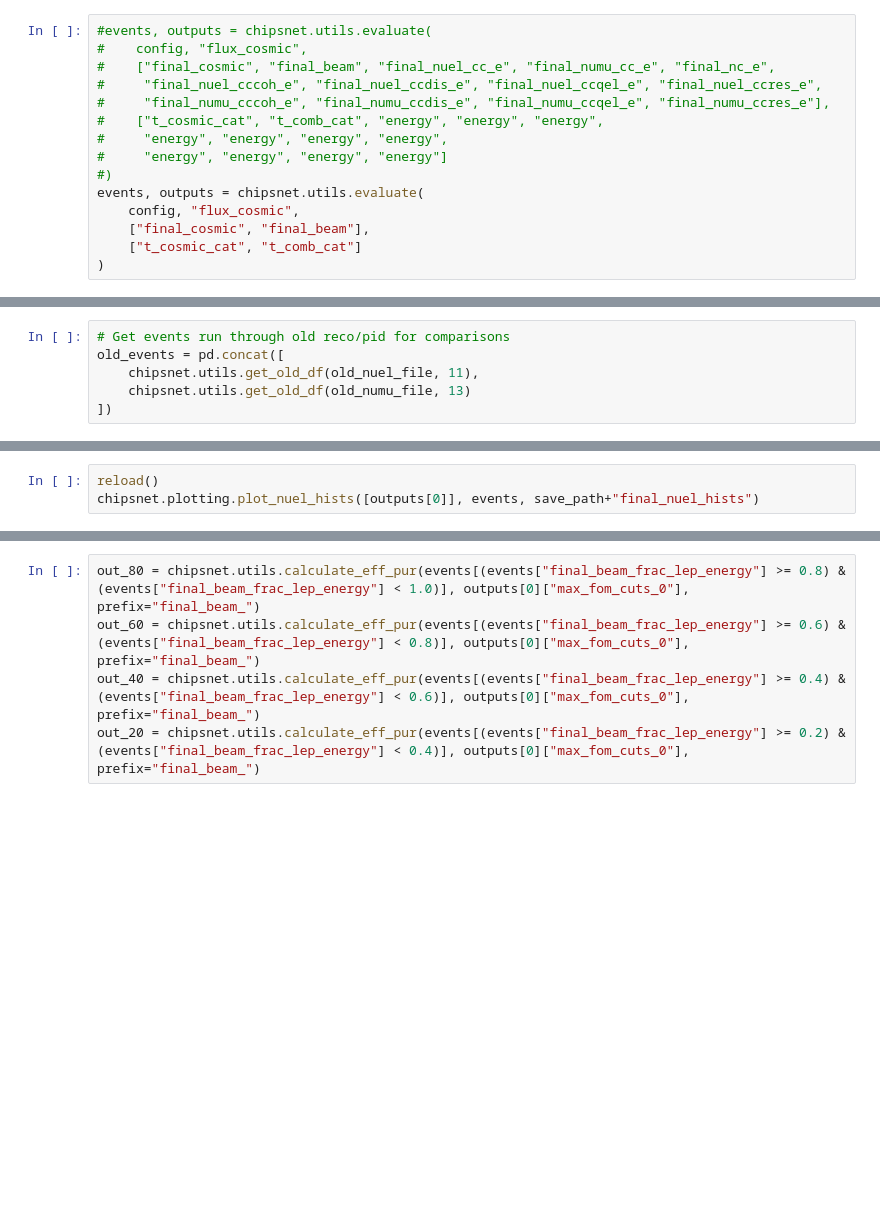
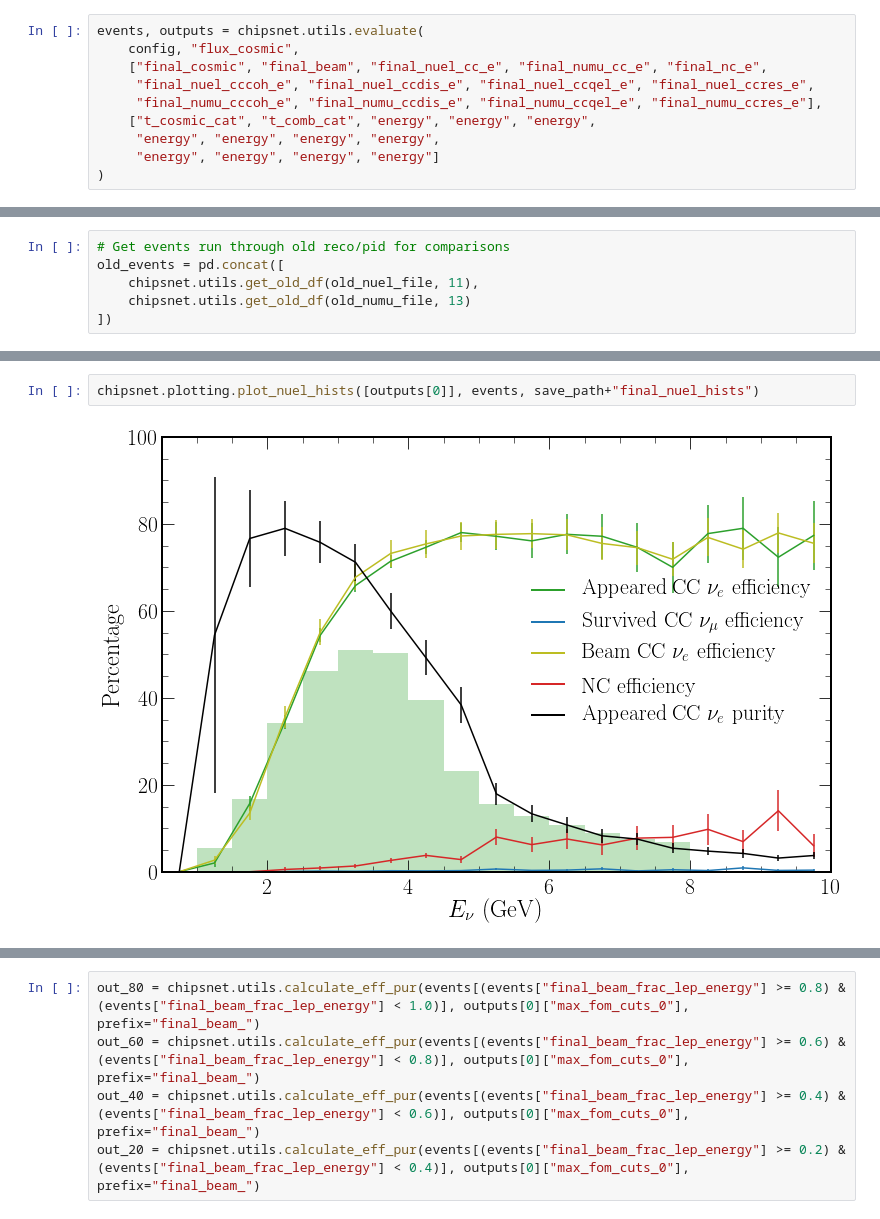
Before and after one commit to chipsneutrino/chips-net, a Jupyter notebook: analysis.ipynb, the cells around one changed output, grey strips where cells are left out. Saved outputs shown, nothing was run; the diff lists cells and outputs as text; blank space fills up the shorter version.

```diff
--- a/analysis.ipynb
+++ b/analysis.ipynb
@@ -1553,17 +1412,12 @@ chipsnet.plotting.save(save_path + "vtx_vs_frac_energy")
 * 2
 * 3
 # %%
-#events, outputs = chipsnet.utils.evaluate(
-#    config, "flux_cosmic",
-#    ["final_cosmic", "final_beam", "final_nuel_cc_e", "final_numu_cc_e", "final_nc_e",
-#     "final_nuel_cccoh_e", "final_nuel_ccdis_e", "final_nuel_ccqel_e", "final_nuel_ccres_e",
-#     "final_numu_cccoh_e", "final_numu_ccdis_e", "final_numu_ccqel_e", "final_numu_ccres_e"],
-#    ["t_cosmic_cat", "t_comb_cat", "energy", "energy", "energy",
-#     "energy", "energy", "energy", "energy",
-#     "energy", "energy", "energy", "energy"]
-#)
 events, outputs = chipsnet.utils.evaluate(
     config, "flux_cosmic",
-    ["final_cosmic", "final_beam"],
-    ["t_cosmic_cat", "t_comb_cat"]
+    ["final_cosmic", "final_beam", "final_nuel_cc_e", "final_numu_cc_e", "final_nc_e",
+     "final_nuel_cccoh_e", "final_nuel_ccdis_e", "final_nuel_ccqel_e", "final_nuel_ccres_e",
+     "final_numu_cccoh_e", "final_numu_ccdis_e", "final_numu_ccqel_e", "final_numu_ccres_e"],
+    ["t_cosmic_cat", "t_comb_cat", "energy", "energy", "energy",
+     "energy", "energy", "energy", "energy",
+     "energy", "energy", "energy", "energy"]
 )
@@ -1588,5 +1472,6 @@ chipsnet.plotting.plot_comp_curves([outputs[0]], 1, save_path+"final_numu_comp_c
 # %%
-reload()
 chipsnet.plotting.plot_nuel_hists([outputs[0]], events, save_path+"final_nuel_hists")
+# %% [output]
+[figure, added]
 # %%
 chipsnet.plotting.plot_numu_hists([outputs[0]], events, save_path+"final_numu_hists")
```
Also changed, not shown: parts of 53 cells of this notebook, 3 other files.
